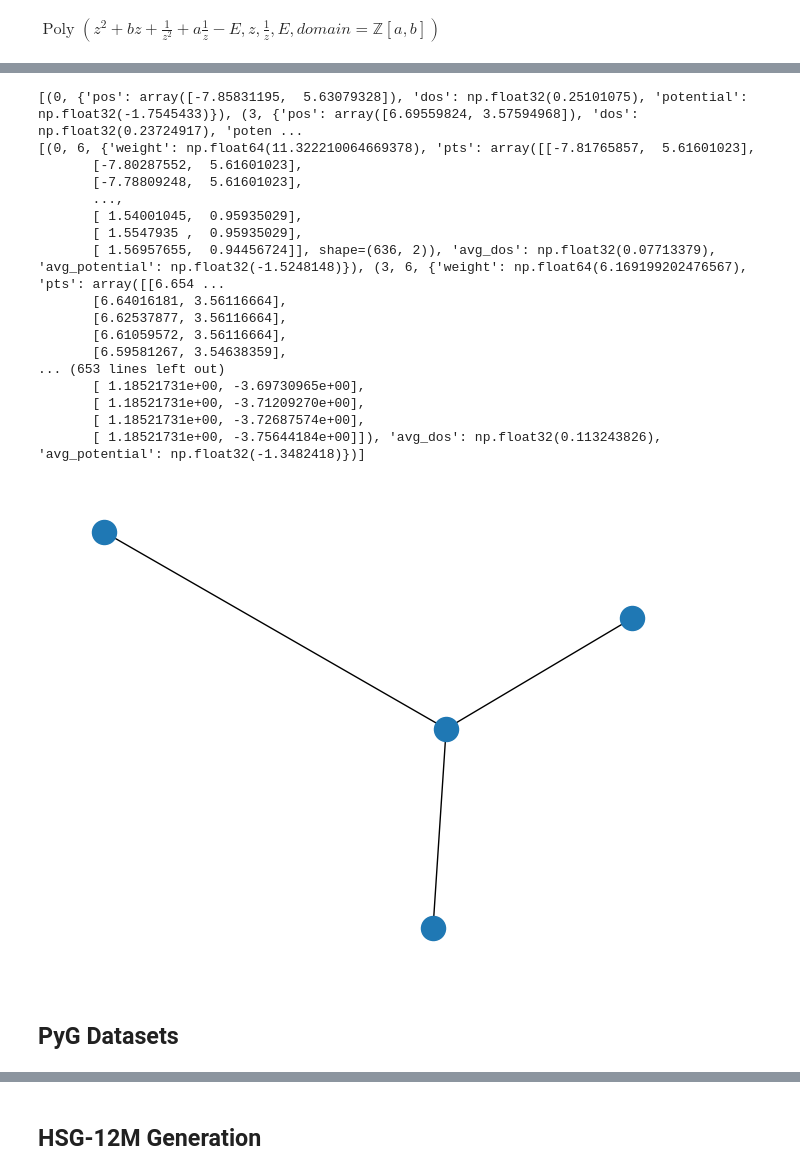
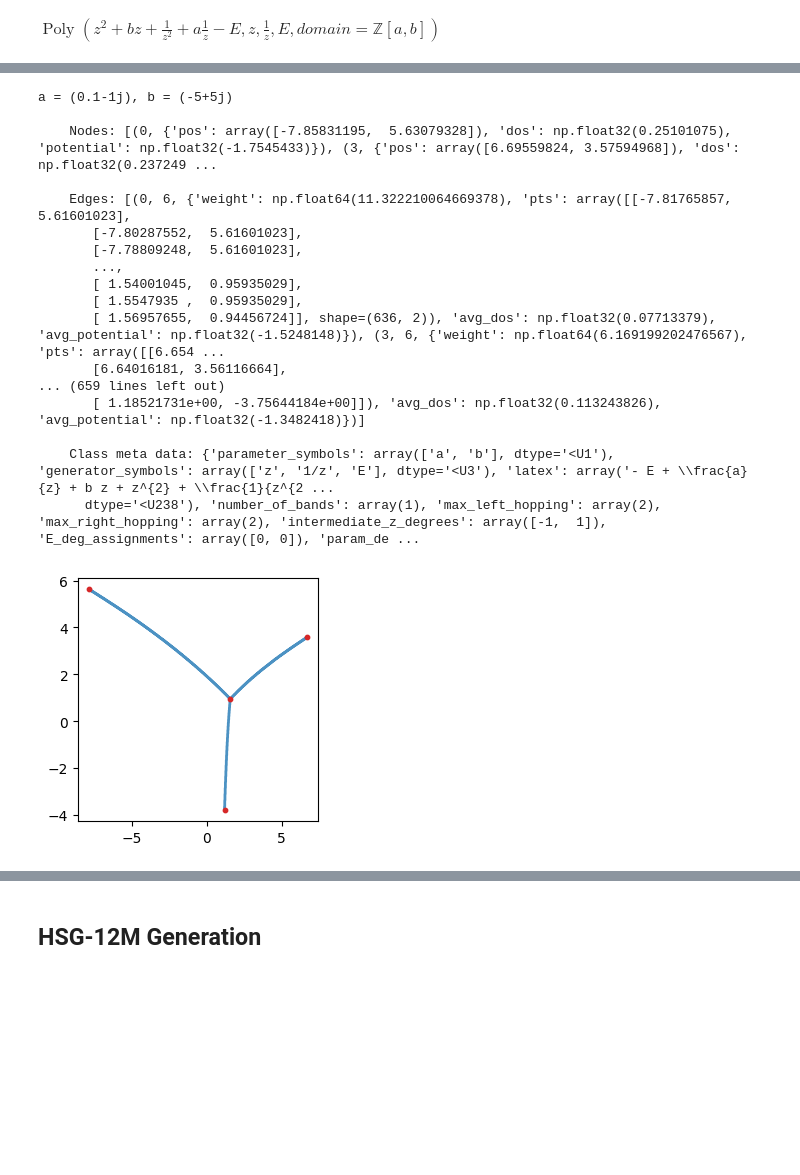
Before and after one commit to sarinstein-yan/HSG-12M, a Jupyter notebook: tutorial.ipynb, the cells around one changed output, grey strips where cells are left out. Drawn from its saved outputs; the diff is of its cells as text; code cells hidden in the pictures; blank space fills up the shorter version.

```diff
--- a/tutorial.ipynb
+++ b/tutorial.ipynb
@@ -40,19 +146,20 @@ Take the **9-th** class as an example, if the `raw/class_9.npz` file is download
 # %%
 import hsg
 
-nx_graphs, y, a_vals, b_vals, class_metas = hsg.load_class(class_idx=9, raw_dir='./dev/raw')
+nx_graphs, y, a_vals, b_vals, class_meta = hsg.load_class(class_idx=9, raw_dir='./dev/raw')
 
 print("class label:", y)
 print("a_vals:", a_vals)
 print("b_vals:", b_vals)
-print("polynomial latex:", class_metas['latex'])
-print("polynomial parameter symbols:", class_metas['parameter_symbols'])
-print("polynomial generators:", class_metas['generator_symbols'])
-print("number of bands:", class_metas['number_of_bands'])
-print("max left hopping:", class_metas['max_left_hopping'])
-print("max right hopping:", class_metas['max_right_hopping'])
+print("polynomial latex:", class_meta['latex'])
+print("polynomial parameter symbols:", class_meta['parameter_symbols'])
+print("polynomial generators:", class_meta['generator_symbols'])
+print("number of bands:", class_meta['number_of_bands'])
+print("max left hopping:", class_meta['max_left_hopping'])
+print("max right hopping:", class_meta['max_right_hopping'])
+
 import sympy as sp
-poly = sp.sympify(class_metas['sympy_repr'])
+poly = sp.sympify(class_meta['sympy_repr'])
 poly
 # %% [output]
 class label: 9
@@ -68,31 +202,46 @@ $\displaystyle \operatorname{Poly}{\left( z^{2} + b z + \frac{1}{z^{2}} + a \fra
 # %%
 import networkx as nx
 
-graph = nx_graphs[1234]
+gid = 1234
+graph = nx_graphs[gid]
 
-print(graph.nodes(data=True))
-print(graph.edges(data=True))
+print(f"a = {a_vals[gid]}, b = {b_vals[gid]}\n")
+print(f"    Nodes: {graph.nodes(data=True)}\n")
+print(f"    Edges: {graph.edges(data=True)}\n")
+print(f"    Class meta data: {class_meta}")
 
-pos = nx.get_node_attributes(graph, 'pos')
-nx.draw(graph, pos)
+
+import matplotlib.pyplot as plt
+
+def plot_spatial_multigraph(graph, ax=None):
+    if ax is None:
+        fig, ax = plt.subplots()
+    for es, ee, pts in graph.edges(data='pts'):
+        ax.plot(*pts.T, c='tab:blue', lw=2, alpha=0.8)
+    for n, (x, y) in graph.nodes(data='pos'):
+        ax.scatter(x, y, c='tab:red', s=10, zorder=10)
+    return ax
+
+fig, ax = plt.subplots(figsize=(3, 3))
+plot_spatial_multigraph(graph, ax=ax)
+plt.tight_layout()
+plt.show()
 # %% [output]
-[(0, {'pos': array([-7.85831195,  5.63079328]), 'dos': np.float32(0.25101075), 'potential': np.float32(-1.7545433)}), (3, {'pos': array([6.69559824, 3.57594968]), 'dos': np.float32(0.23724917), 'poten ...
-[(0, 6, {'weight': np.float64(11.322210064669378), 'pts': array([[-7.81765857,  5.61601023],
+a = (0.1-1j), b = (-5+5j)
+
+    Nodes: [(0, {'pos': array([-7.85831195,  5.63079328]), 'dos': np.float32(0.25101075), 'potential': np.float32(-1.7545433)}), (3, {'pos': array([6.69559824, 3.57594968]), 'dos': np.float32(0.237249 ...
+
+    Edges: [(0, 6, {'weight': np.float64(11.322210064669378), 'pts': array([[-7.81765857,  5.61601023],
        [-7.80287552,  5.61601023],
        [-7.78809248,  5.61601023],
        ...,
        [ 1.54001045,  0.95935029],
        [ 1.5547935 ,  0.95935029],
        [ 1.56957655,  0.94456724]], shape=(636, 2)), 'avg_dos': np.float32(0.07713379), 'avg_potential': np.float32(-1.5248148)}), (3, 6, {'weight': np.float64(6.169199202476567), 'pts': array([[6.654 ...
        [6.64016181, 3.56116664],
-       [6.62537877, 3.56116664],
-       [6.61059572, 3.56116664],
-       [6.59581267, 3.54638359],
-... (653 lines left out)
-       [ 1.18521731e+00, -3.69730965e+00],
-       [ 1.18521731e+00, -3.71209270e+00],
-       [ 1.18521731e+00, -3.72687574e+00],
+... (659 lines left out)
        [ 1.18521731e+00, -3.75644184e+00]]), 'avg_dos': np.float32(0.113243826), 'avg_potential': np.float32(-1.3482418)})]
+
+    Class meta data: {'parameter_symbols': array(['a', 'b'], dtype='<U1'), 'generator_symbols': array(['z', '1/z', 'E'], dtype='<U3'), 'latex': array('- E + \\frac{a}{z} + b z + z^{2} + \\frac{1}{z^{2 ...
+      dtype='<U238'), 'number_of_bands': array(1), 'max_left_hopping': array(2), 'max_right_hopping': array(2), 'intermediate_z_degrees': array([-1,  1]), 'E_deg_assignments': array([0, 0]), 'param_de ...
-[figure, old version]
+[figure, new version]
-# %% [markdown]
-## PyG Datasets
```
Also changed, not shown: parts of 21 cells of this notebook, 1 other file.
